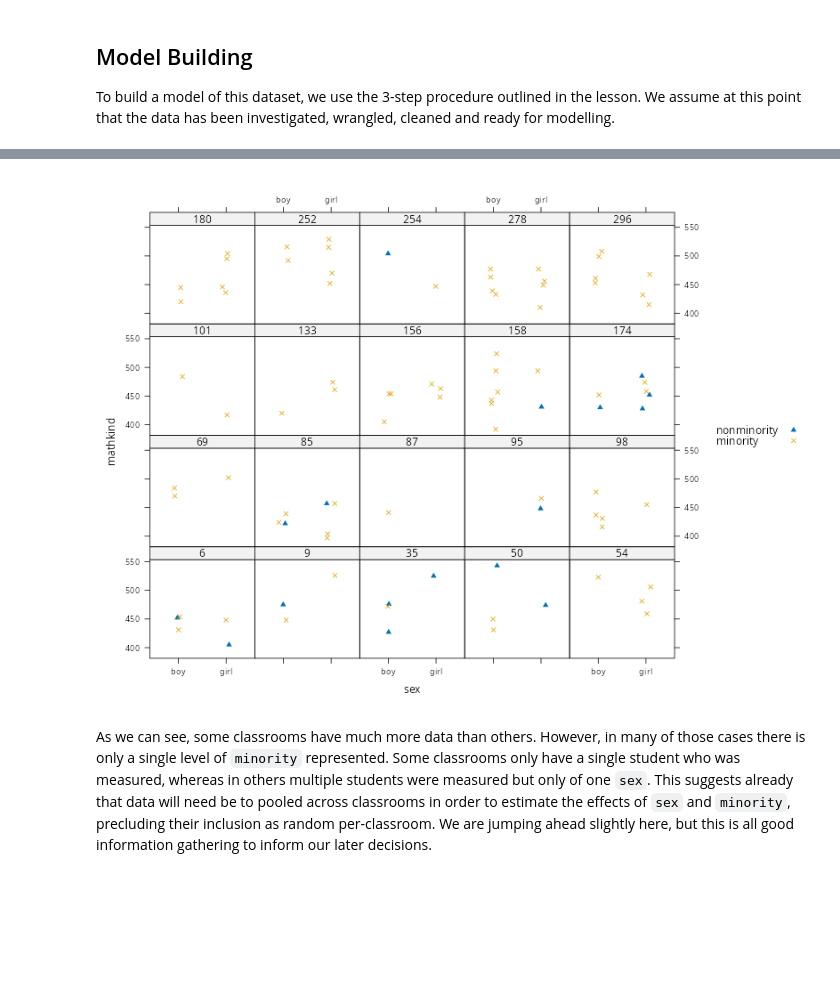
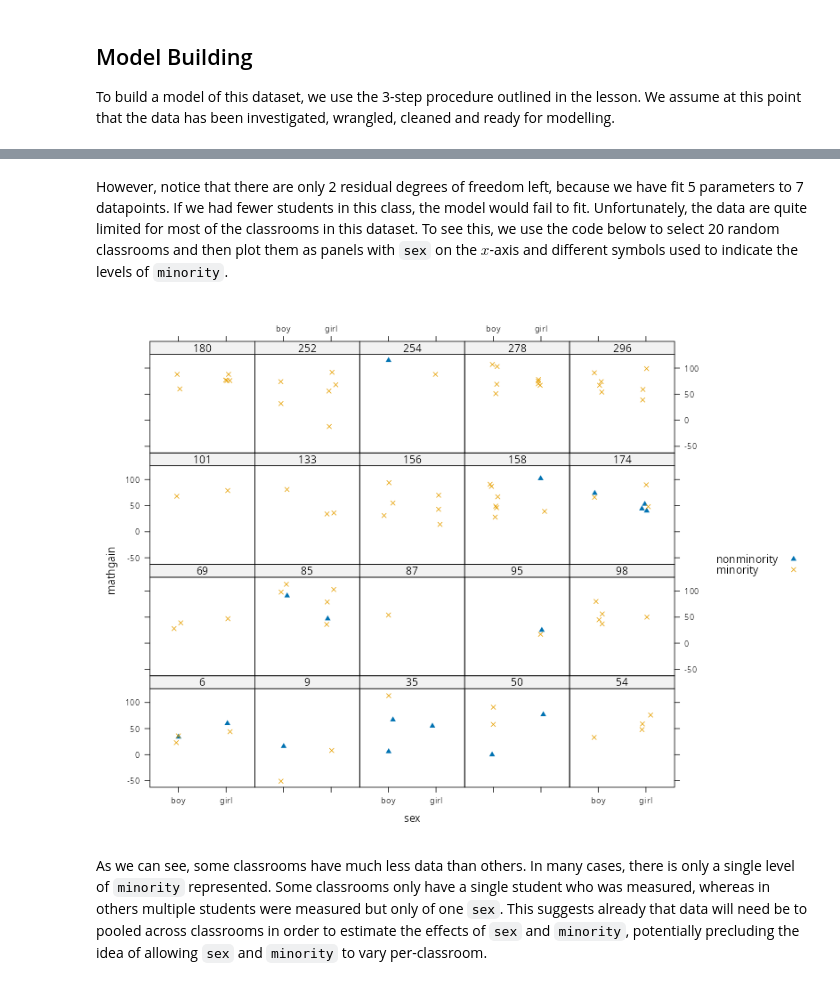
Before and after one commit to PCHN63112-Mixed-Models/mixed-effects-advanced, a Jupyter notebook: _build/jupyter_execute/workshops/school-workshop.ipynb, the cells around one changed output, grey strips where cells are left out. Saved outputs shown, nothing was run; the diff lists cells and outputs as text; code cells hidden in the pictures; blank space fills up the shorter version.

```diff
--- a/_build/jupyter_execute/workshops/school-workshop.ipynb
+++ b/_build/jupyter_execute/workshops/school-workshop.ipynb
@@ -133,4 +140,4 @@ We start by isolating a single dependency structure. This needs to be at the *lo
 # %%
-classroom.1 <- subset(classroom, classid=='6')
+classroom.1 <- subset(classroom, classid=='174')
 print(classroom.1)
 # %% [output]
@@ -145,5 +162,5 @@ In terms of the variables suitable for an individual model of a single classroom
 # %%
-classroom.1 <- subset(classroom, classid=='6', select=c(-yearstea,-mathknow,-housepov,-mathprep,-classid,-schoolid))
+classroom.1 <- subset(classroom, classid=='174', select=c(-yearstea,-mathknow,-housepov,-mathprep,-classid,-schoolid))
 print(classroom.1)
 # %% [output]
      sex    minority mathkind mathgain   ses childid
@@ -165,25 +207,27 @@ If we attempt top fit this model, it will not work because we have *five* parame
+# %% [markdown]
+However, notice that there are only 2 residual degrees of freedom left, because we have fit 5 parameters to 7 datapoints. If we had fewer students in this class, the model would fail to fit. Unfortunately, the data are quite limited for most of the classrooms in this dataset. To see this, we use the code below to select 20 random classrooms and then plot them as panels with `sex` on the $x$-axis and different symbols used to indicate the levels of `minority`.
 # %%
 library('lattice')
 
 set.seed(666)
 keep.IDs <- sample(unique(classroom$classid), 20)      # select 20 random class IDs
 
-xyplot(mathkind ~ sex | classid,                       # x-axis=sex, panels=classroom
+xyplot(mathgain ~ sex | classid,                       # x-axis=sex, panels=classroom
   groups   = minority,                                 # minority different symbols
   data     = subset(classroom, classid %in% keep.IDs), # only random class IDs
   type     = "p",                                      # points (not joined)
   auto.key = TRUE,                                     # add key
   jitter.x = TRUE,                                     # jitter points for visibility
   par.settings = list(
     superpose.symbol = list(
       pch = c(17,4)                                    # symbols to triangle and cross
     )
   )
 )
 # %% [output]
-[figure, old version]
+[figure, new version]
 # %% [markdown]
-As we can see, some classrooms have much more data than others. However, in many of those cases there is only a single level of `minority` represented. Some classrooms only have a single student who was measured, whereas in others multiple students were measured but only of one `sex`. This suggests already that data will need be to pooled across classrooms in order to estimate the effects of `sex` and `minority`, precluding their inclusion as random per-classroom. We are jumping ahead slightly here, but this is all good information gathering to inform our later decisions.
+As we can see, some classrooms have much less data than others. In many cases, there is only a single level of `minority` represented. Some classrooms only have a single student who was measured, whereas in others multiple students were measured but only of one `sex`. This suggests already that data will need be to pooled across classrooms in order to estimate the effects of `sex` and `minority`, potentially precluding the idea of allowing `sex` and `minority` to vary per-classroom.
 # %% [markdown]
 ### Step II: Expand to Multiple Structures
 In our second step, we expand the model above to *multiple* classrooms. We index these using the notation of $(c)$, to indicate which terms *belong* to a particular *classroom*. We start with the most general case of allowing every term to vary by-classroom, giving us
```
Also changed, not shown: parts of 18 cells of this notebook, 12 other files.
